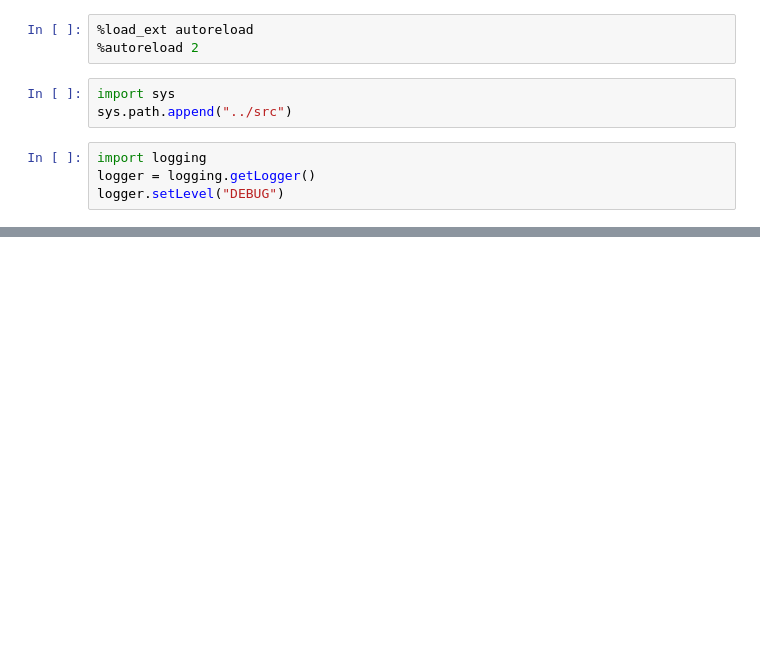
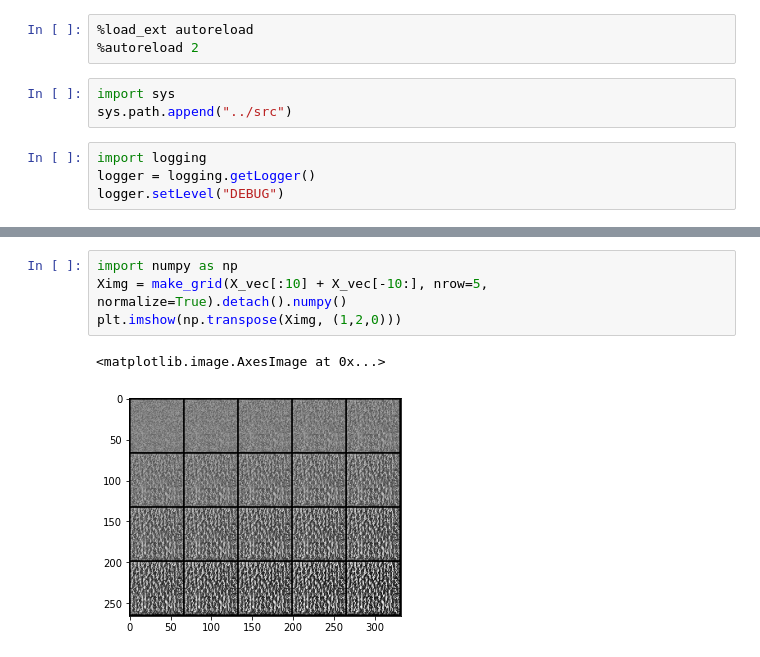
Before and after one commit to seantyh/torchChar, a Jupyter notebook: notebooks/04-nn-internal.ipynb, the cells around one changed output, grey strips where cells are left out. Cells and saved outputs as stored; diff of their text form; blank space fills up the shorter version.

```diff
--- a/notebooks/04-nn-internal.ipynb
+++ b/notebooks/04-nn-internal.ipynb
@@ -18,0 +80,7 @@ AttributeError: module 'torchChar' has no attribute 'get_model_dir'
+# %%
+import numpy as np
+Ximg = make_grid(X_vec[:10] + X_vec[-10:], nrow=5, normalize=True).detach().numpy()
+plt.imshow(np.transpose(Ximg, (1,2,0)))
+# %% [output]
+<matplotlib.image.AxesImage at 0x...>
+[figure, added]
```
Also changed, not shown: parts of 13 cells of this notebook, 5 other files.
